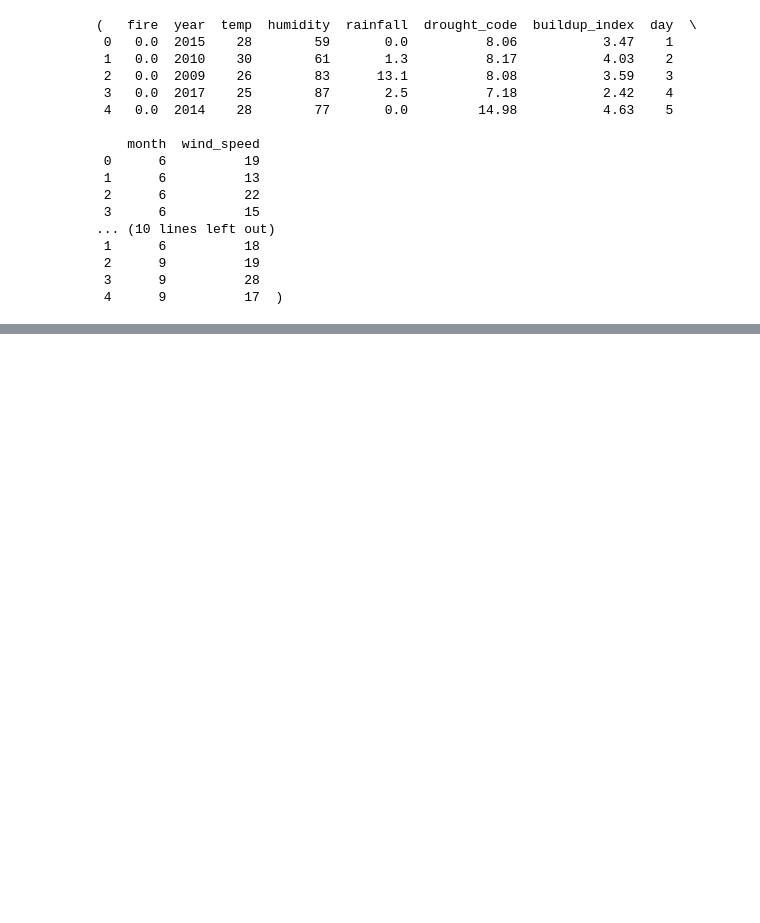
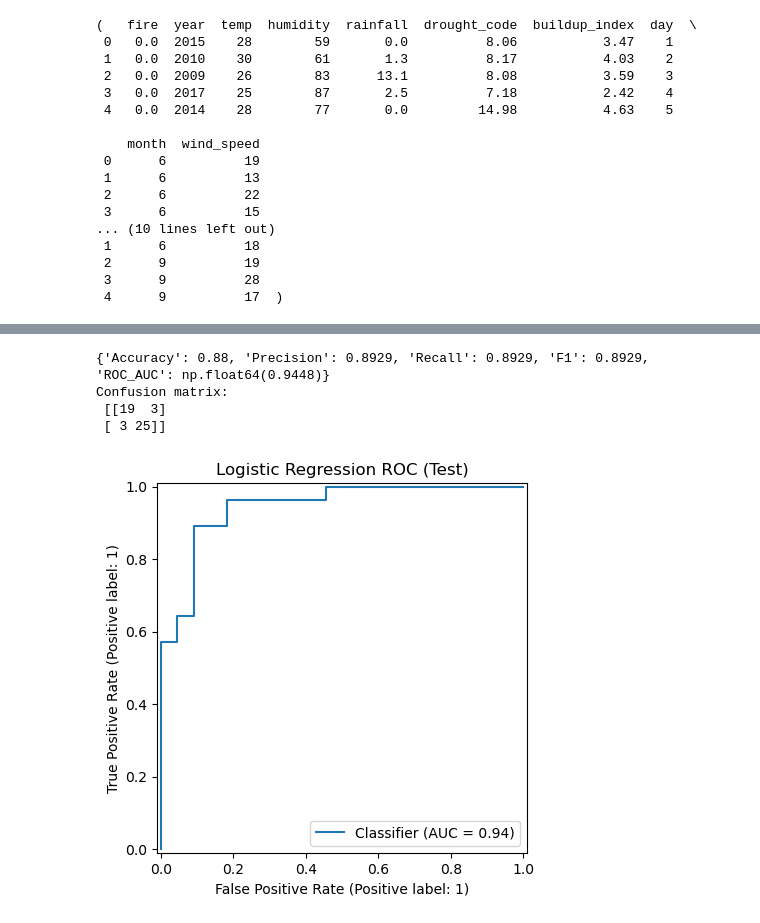
Before and after one commit to DavidLohan/Assignment1_MachineLearning, a Jupyter notebook: Assignment1Logistic_regression.ipynb, the cells around one changed output, grey strips where cells are left out. Cells and saved outputs as stored; diff of their text form; code cells hidden in the pictures; blank space fills up the shorter version.

Commit message:
Added finished off logistic regression

```diff
--- a/Assignment1Logistic_regression.ipynb
+++ b/Assignment1Logistic_regression.ipynb
@@ -67,0 +63,4 @@ Logistic Regression (default)
+# %%
+grid = GridSearchCV(pipe, param_grid,scoring={'f1':'f1','roc_auc':'roc_auc','accuracy':'accuracy'},refit='f1', cv=cv, n_jobs=-1, verbose=0)
+# %%
+grid.fit(X_train, Y_train)
@@ -67,0 +79,2 @@ Logistic Regression (default)
+# %%
+best_model = grid.best_estimator_
@@ -67,0 +89,3 @@ Logistic Regression (default)
+# %%
+y_pred_test  = best_model.predict(X_test)
+y_proba_test = best_model.predict_proba(X_test)[:,1]
@@ -67,0 +98,8 @@ Logistic Regression (default)
+# %%
+print({"Accuracy": round(acc,4), "Precision": round(prec,4), "Recall": round(rec,4), "F1": round(f1,4), "ROC_AUC": round(auc,4)})
+print("Confusion matrix:\n", confusion_matrix(y_test, y_pred_test))
+# %% [output]
+{'Accuracy': 0.88, 'Precision': 0.8929, 'Recall': 0.8929, 'F1': 0.8929, 'ROC_AUC': np.float64(0.9448)}
+Confusion matrix:
+ [[19  3]
+ [ 3 25]]
@@ -67,0 +110,5 @@ Logistic Regression (default)
+# %%
+RocCurveDisplay.from_predictions(y_test, y_proba_test)
+plt.title("Logistic Regression ROC (Test)"); plt.show()
+# %% [output]
+[figure, added]
```
Also changed, not shown: parts of 19 cells of this notebook.
